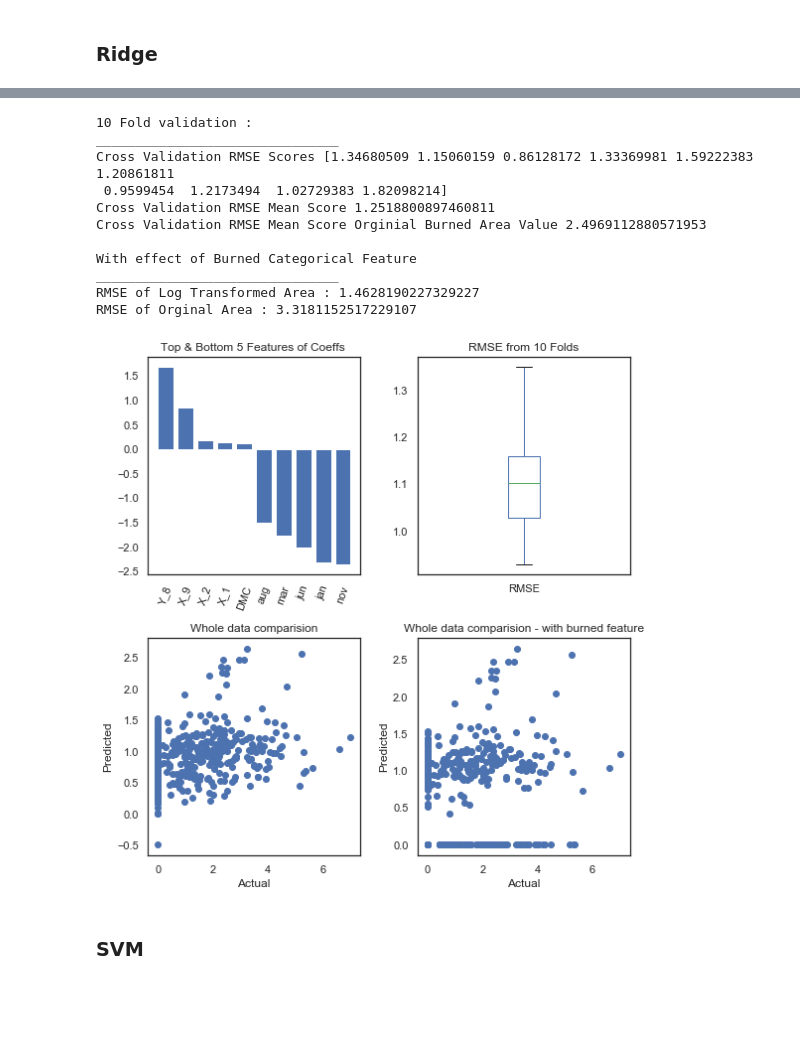
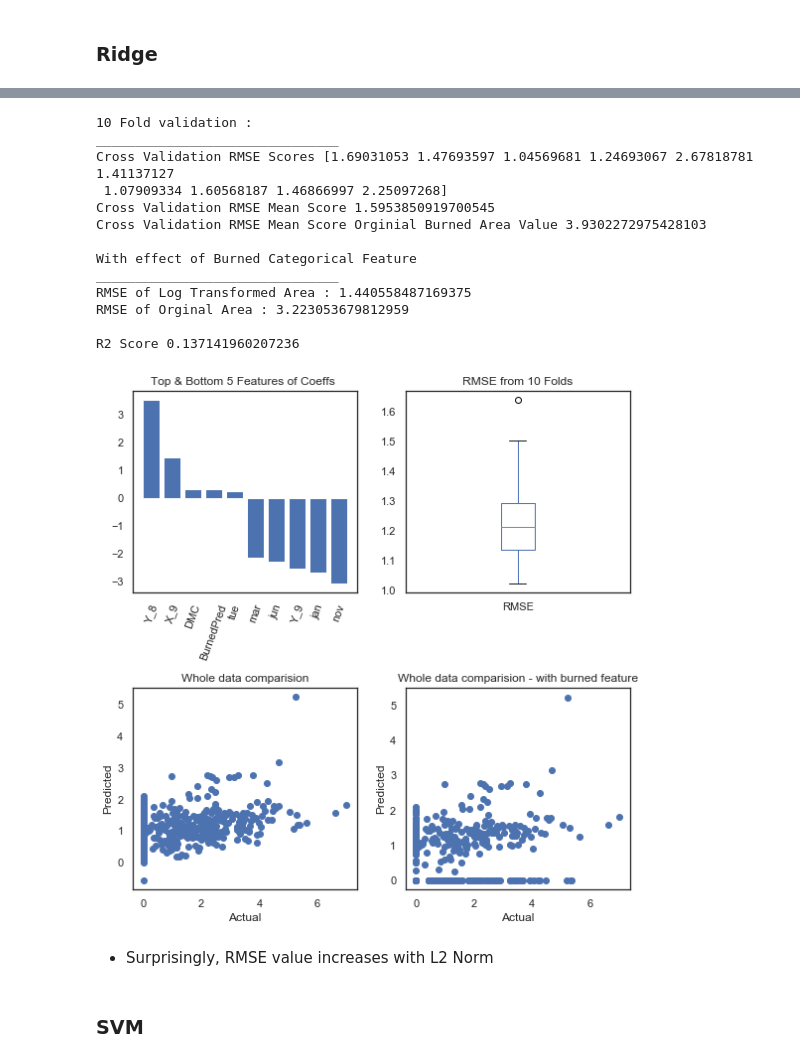
Before and after one commit to balag752/Machine-Learning-1, a Jupyter notebook: ML Project/Fire prediction.ipynb, the cells around one changed output, grey strips where cells are left out. Cells and saved outputs as stored; diff of their text form; code cells hidden in the pictures; blank space fills up the shorter version.

```diff
--- a/ML Project/Fire prediction.ipynb
+++ b/ML Project/Fire prediction.ipynb
@@ -484 +508,3 @@ Standarized_Data['BurnedPred']=modelSVC.predict(Standarized_Data[Encod_ncols])
+# %%
+Standarized_Data['BurnedPred']=modelLG.predict(Standarized_Data[Encod_ncols])
 # %% [markdown]
@@ -486,13 +520,13 @@ Standarized_Data['BurnedPred']=modelSVC.predict(Standarized_Data[Encod_ncols])
 # %%
 ## Common Function for validations - validate Train and Test data metrics, Cross Validation, Overall Validation
 
-def Validations(model,X_col, Data,X_train, X_test, y_train, y_test,coeffs=0):
+def Validations(model,X_col, Data,Modeltype=0):
     y_col="area"
 
 
     plt.subplots(figsize=(8,8))
 
-    if coeffs==1:
+    if Modeltype==1:
         ## coefficients of features: Only for linear algorithm
         plt.subplot(2,2,1)
         coefs=pd.DataFrame({'Featrures':X_col, 'Coeff':model.coef_})
@@ -506,7 +540,7 @@ def Validations(model,X_col, Data,X_train, X_test, y_train, y_test,coeffs=0):
         plt.xticks(rotation=70)
         plt.title('Top & Bottom 5 Features of Coeff''s ')
 
-    elif coeffs==2:
+    elif Modeltype==2:
         ## To display the important features : Only for Random Forest algorithm
         plt.subplot(2,2,1)
         coefs=pd.DataFrame({'Featrures':X_col, 'Coeff':model.feature_importances_})
@@ -518,34 +552,9 @@ def Validations(model,X_col, Data,X_train, X_test, y_train, y_test,coeffs=0):
         plt.xticks(rotation=70)
         plt.title('Top 10 important Features ')
 
-## Train dataset Validation
-#     y_train_pred=model.predict(X_train)
-#     print("Validation with Train dataset :")
-#     print("_______________________________")
-#     print("RMSE Score "+str(np.sqrt(mean_squared_error(y_train,y_train_pred))))
-#     print("Actual Data : Min: "+str(y_train.min())+" , Max :"+str(y_train.max()))
-#     print("Predicted Data : Min: "+str(y_train_pred.min())+" , Max :"+str(y_train.max()))
-
-## Test dataset Validation
-#     y_pred=model.predict(X_test)
-#     print(" ")
-#     print("Validation with Test dataset :")
-#     print("_______________________________")
-#     print("RMSE Score "+str(np.sqrt(mean_squared_error(y_test, y_pred))))
-#     print("Actual Data : Min: "+str(y_test.min())+" , Max :"+str(y_test.max()))
-#     print("Predicted Data : Min: "+str(y_pred.min())+" , Max :"+str(y_pred.max()))
-
-#     ## Ploting the Prediction & Actual test data in scatter plot
-#     plt.subplot(2,2,1)
-#     plt.scatter(y_test,y_pred)
-#     plt.ylabel('Predicted')
-#     plt.xlabel('Actual')
-#     plt.title('Test data comparision')
-
     ## K Fold Validation
     scores = cross_val_score(model, Data[X_col], Data[y_col], cv=10, scoring="neg_mean_squared_error")
     scores=np.sqrt(abs(scores))
-
 
     ## Plotting the result of K Fold Validation
     plt.subplot(2,2,2)
@@ -555,7 +564,6 @@ def Validations(model,X_col, Data,X_train, X_test, y_train, y_test,coeffs=0):
     print(" ")
     print("10 Fold validation :")
     print("_______________________________")
-
     print("Cross Validation RMSE Scores "+str(scores))
     print("Cross Validation RMSE Mean Score "+str(np.mean(scores, dtype=np.float64)))
 
@@ -569,14 +577,10 @@ def Validations(model,X_col, Data,X_train, X_test, y_train, y_test,coeffs=0):
     O_Data_pred=model.predict(Data[X_col])
     Data_pred=O_Data_pred*Data['BurnedPred']
 
-    #print("RMSE of Log Transformed Area : "+str(np.sqrt(mean_squared_error(Data[y_col], Data_pred))))
     print("RMSE of Log Transformed Area : "+str(np.sqrt(mean_squared_error(np.log(Data['Orgarea']+1), Data_pred))))
-
     ## RMSE of Orginal Area
     print("RMSE of Orginal Area : "+str(np.exp(np.sqrt(mean_squared_error(np.log(Data['Orgarea']+1), Data_pred)))-1))
-
     print(" ")
-
 
      ## Ploting the Prediction & Actual whole data in scatter plot - with burned feature
     plt.subplot(2,2,3)
@@ -592,3 +596,5 @@ def Validations(model,X_col, Data,X_train, X_test, y_train, y_test,coeffs=0):
     plt.xlabel('Actual')
     plt.title('Whole data comparision - with burned feature')
     plt.tight_layout()
+
+    print("R2 Score "+str(r2_score(np.log(Data['Orgarea']+1),O_Data_pred)))
@@ -670,7 +684,7 @@ Out of 42 Features, 27 are became 0 as part of lasso regularization
 # %% [markdown]
 ### Ridge
 # %%
-RD_grid_result=param_selection(linear_model.Ridge(),{'alpha':[0.00001, 0.0001, 0.001,0.01],'normalize':[False]}, X_train, y_train,10)
+RD_grid_result=param_selection(linear_model.Ridge(),{'alpha':[0.00001, 0.0001, 0.001,0.01],'normalize':[False]}, Standarized_Data[Encod_ncols], Standarized_Data["area"],10)
 RD_grid_result.best_estimator_
 # %% [output]
 Fitting 10 folds for each of 4 candidates, totalling 40 fits
@@ -681,19 +695,23 @@ Ridge(alpha=0.01, copy_X=True, fit_intercept=True, max_iter=None,
    normalize=False, random_state=None, solver='auto', tol=0.001)
 # %%
-Validations(RD_grid_result.best_estimator_,Encod_ncols,Standarized_Data, X_train, X_test, y_train, y_test,1 )
+Validations(RD_grid_result.best_estimator_,Encod_ncols,Standarized_Data, 1 )
 # %% [output]
 10 Fold validation :
 _______________________________
-Cross Validation RMSE Scores [1.34680509 1.15060159 0.86128172 1.33369981 1.59222383 1.20861811
- 0.9599454  1.2173494  1.02729383 1.82098214]
-Cross Validation RMSE Mean Score 1.2518800897460811
-Cross Validation RMSE Mean Score Orginial Burned Area Value 2.4969112880571953
+Cross Validation RMSE Scores [1.69031053 1.47693597 1.04569681 1.24693067 2.67818781 1.41137127
+ 1.07909334 1.60568187 1.46866997 2.25097268]
+Cross Validation RMSE Mean Score 1.5953850919700545
+Cross Validation RMSE Mean Score Orginial Burned Area Value 3.9302272975428103
 
 With effect of Burned Categorical Feature
 _______________________________
-RMSE of Log Transformed Area : 1.4628190227329227
-RMSE of Orginal Area : 3.3181152517229107
+RMSE of Log Transformed Area : 1.440558487169375
+RMSE of Orginal Area : 3.223053679812959
+
+R2 Score 0.137141960207236
-[figure, old version]
+[figure, new version]
+# %% [markdown]
+- Surprisingly, RMSE value increases with L2 Norm
 # %% [markdown]
 ### SVM
 # %%
```
Also changed, not shown: parts of 75 cells of this notebook, 1 other file.
